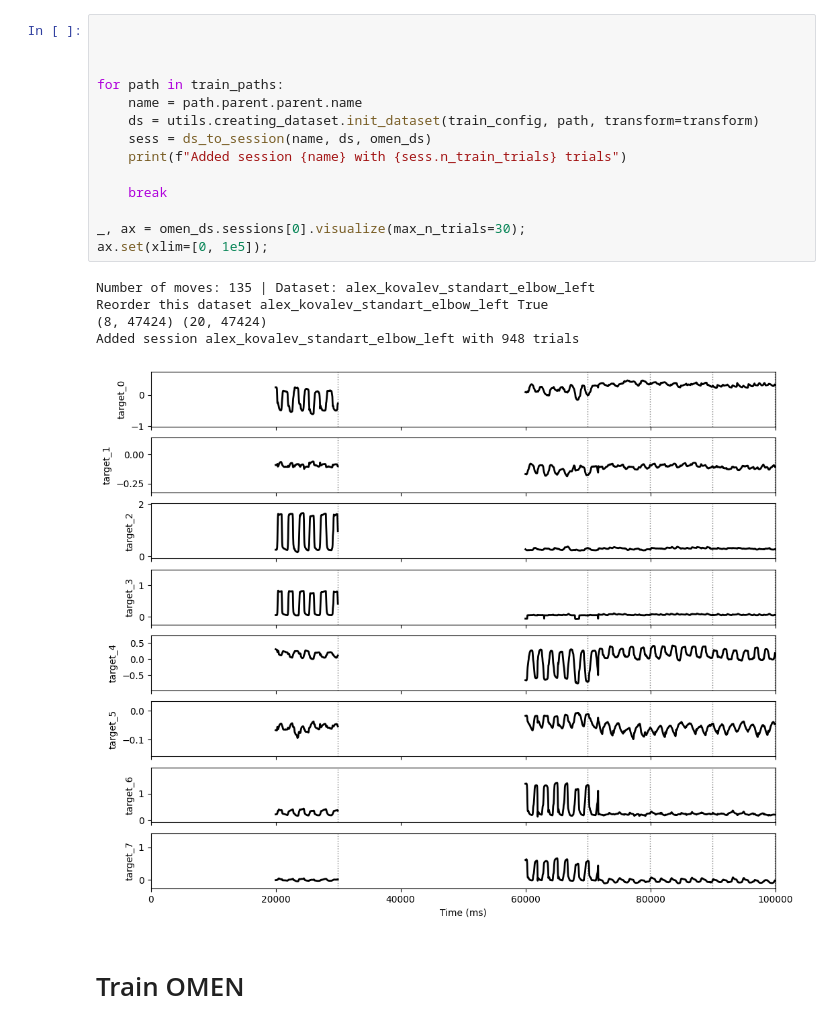
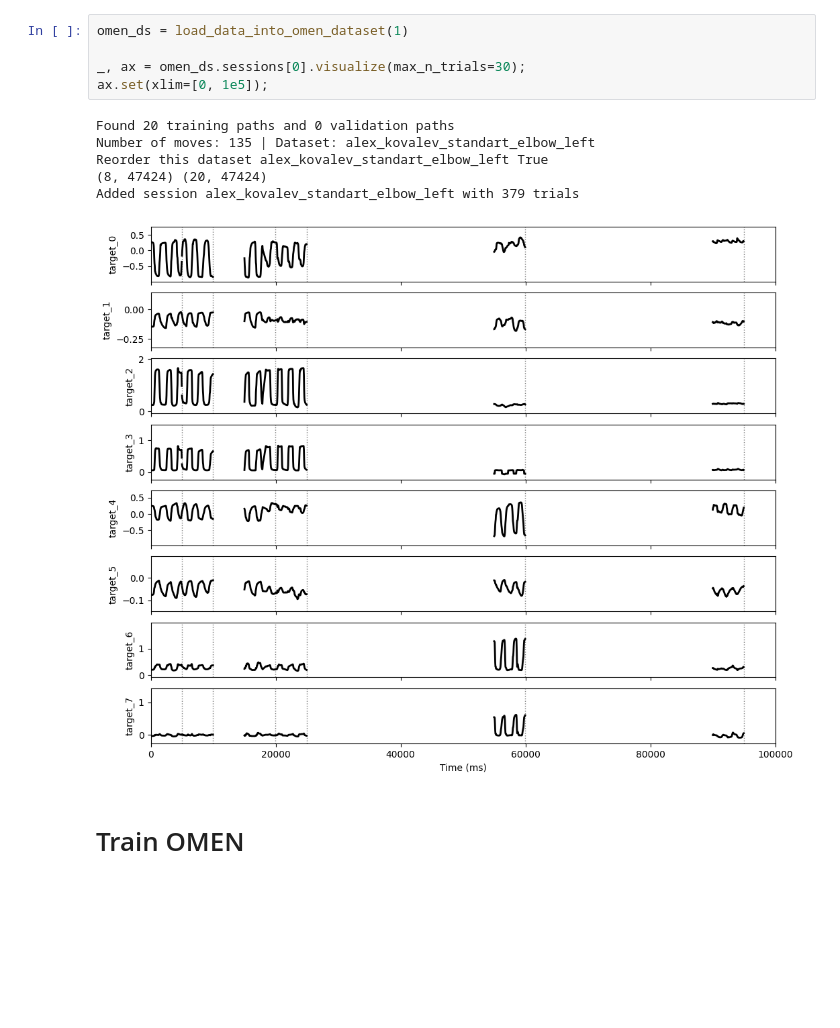
Before and after one commit to AlignedBCI/BCI_ALVI_challenge_competition, a Jupyter notebook: competition_single_sessions.ipynb, the cells around one changed output. Cells and saved outputs as stored; diff of their text form; blank space fills up the shorter version.

```diff
--- a/competition_single_sessions.ipynb
+++ b/competition_single_sessions.ipynb
@@ -86,23 +19,15 @@ def ds_to_session(name, myo_session_data, omen_ds):
-# %%
-
-
-
-for path in train_paths:
-    name = path.parent.parent.name
-    ds = utils.creating_dataset.init_dataset(train_config, path, transform=transform)
-    sess = ds_to_session(name, ds, omen_ds)
-    print(f"Added session {name} with {sess.n_train_trials} trials")
-
-    break
-
-_, ax = omen_ds.sessions[0].visualize(max_n_trials=30);
-ax.set(xlim=[0, 1e5]);
-# %% [output]
-Number of moves: 135 | Dataset: alex_kovalev_standart_elbow_left
-Reorder this dataset alex_kovalev_standart_elbow_left True
-(8, 47424) (20, 47424)
-Added session alex_kovalev_standart_elbow_left with 948 trials
-[figure, removed]
+# %%
+omen_ds = load_data_into_omen_dataset(1)
+
+_, ax = omen_ds.sessions[0].visualize(max_n_trials=30);
+ax.set(xlim=[0, 1e5]);
+# %% [output]
+Found 20 training paths and 0 validation paths
+Number of moves: 135 | Dataset: alex_kovalev_standart_elbow_left
+Reorder this dataset alex_kovalev_standart_elbow_left True
+(8, 47424) (20, 47424)
+Added session alex_kovalev_standart_elbow_left with 379 trials
+[figure, added]
 # %% [markdown]
 # Train OMEN
 # %% [markdown]
```
Also changed, not shown: parts of 9 cells of this notebook, 3 other files.
